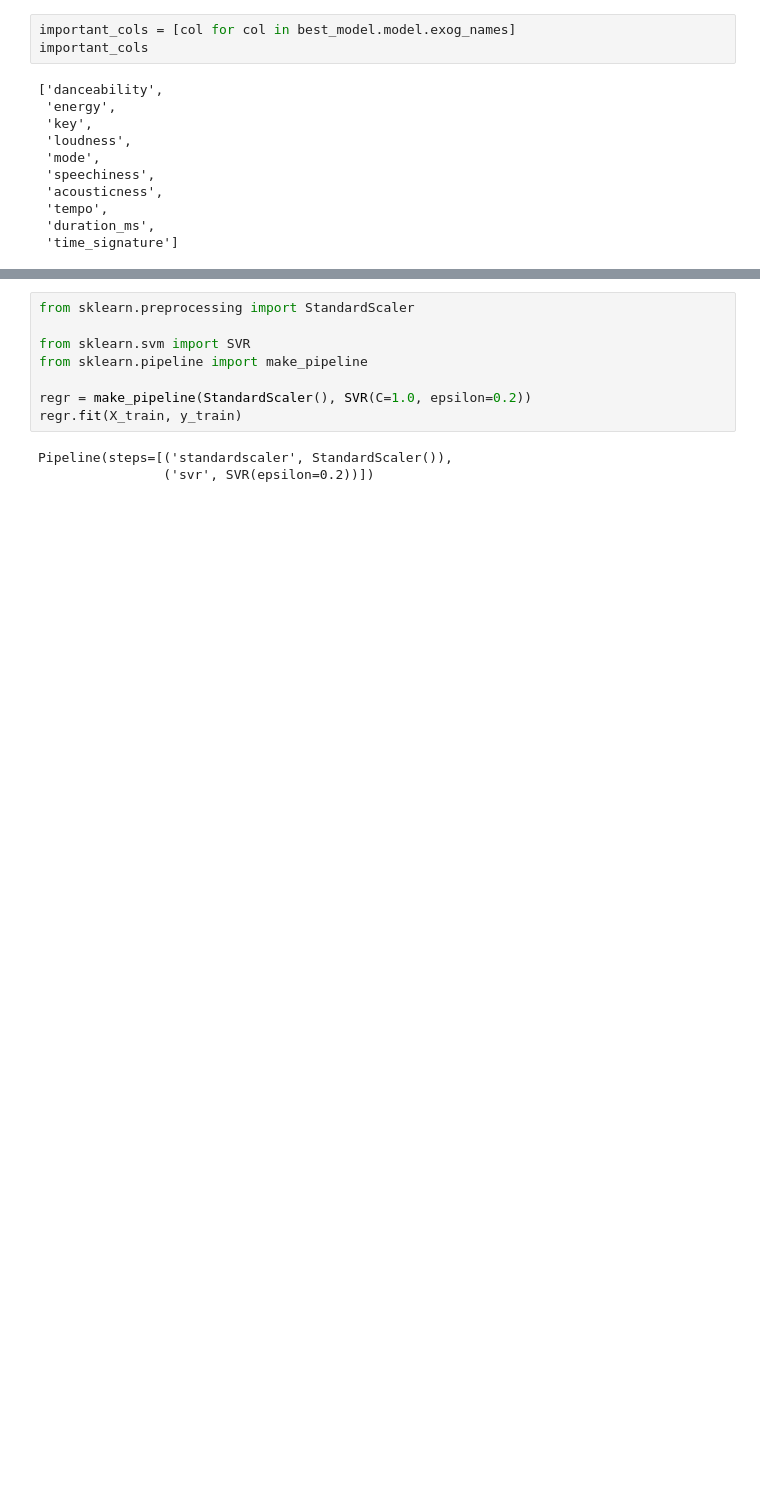
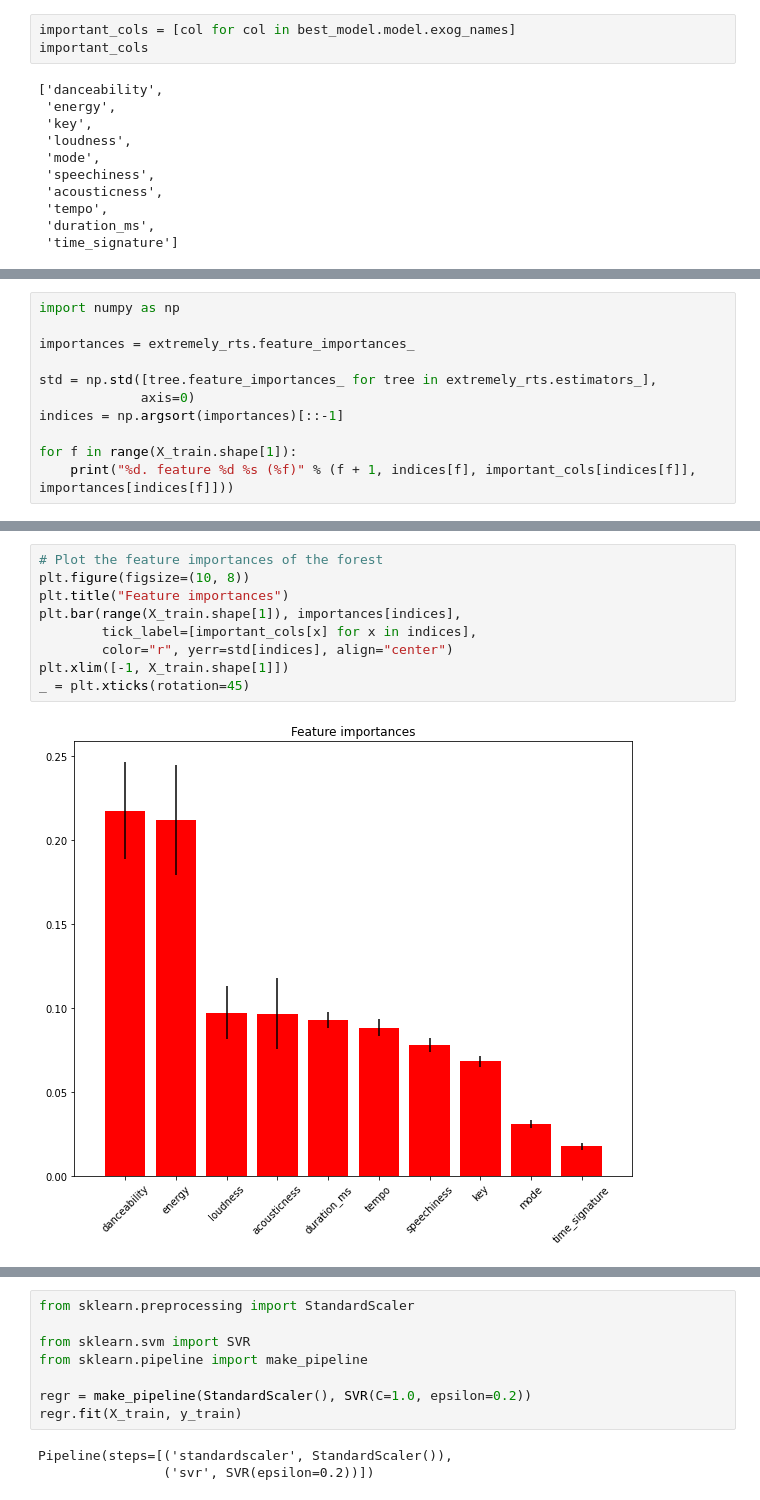
Before and after one commit to nataliaKat/Applied-ML-Assignments, a Jupyter notebook: assignment_03/analysis.ipynb, the cells around one changed output, grey strips where cells are left out. Drawn from its saved outputs; the diff is of its cells as text; blank space fills up the shorter version.

```diff
--- a/assignment_03/analysis.ipynb
+++ b/assignment_03/analysis.ipynb
@@ -340,0 +370,11 @@ error
+# %%
+import numpy as np
+
+importances = extremely_rts.feature_importances_
+
+std = np.std([tree.feature_importances_ for tree in extremely_rts.estimators_],
+             axis=0)
+indices = np.argsort(importances)[::-1]
+
+for f in range(X_train.shape[1]):
+    print("%d. feature %d %s (%f)" % (f + 1, indices[f], important_cols[indices[f]], importances[indices[f]]))
@@ -340,0 +392,11 @@ error
+# %%
+# Plot the feature importances of the forest
+plt.figure(figsize=(10, 8))
+plt.title("Feature importances")
+plt.bar(range(X_train.shape[1]), importances[indices],
+        tick_label=[important_cols[x] for x in indices],
+        color="r", yerr=std[indices], align="center")
+plt.xlim([-1, X_train.shape[1]])
+_ = plt.xticks(rotation=45)
+# %% [output]
+[figure, added]
```
Also changed, not shown: parts of 63 cells of this notebook.
